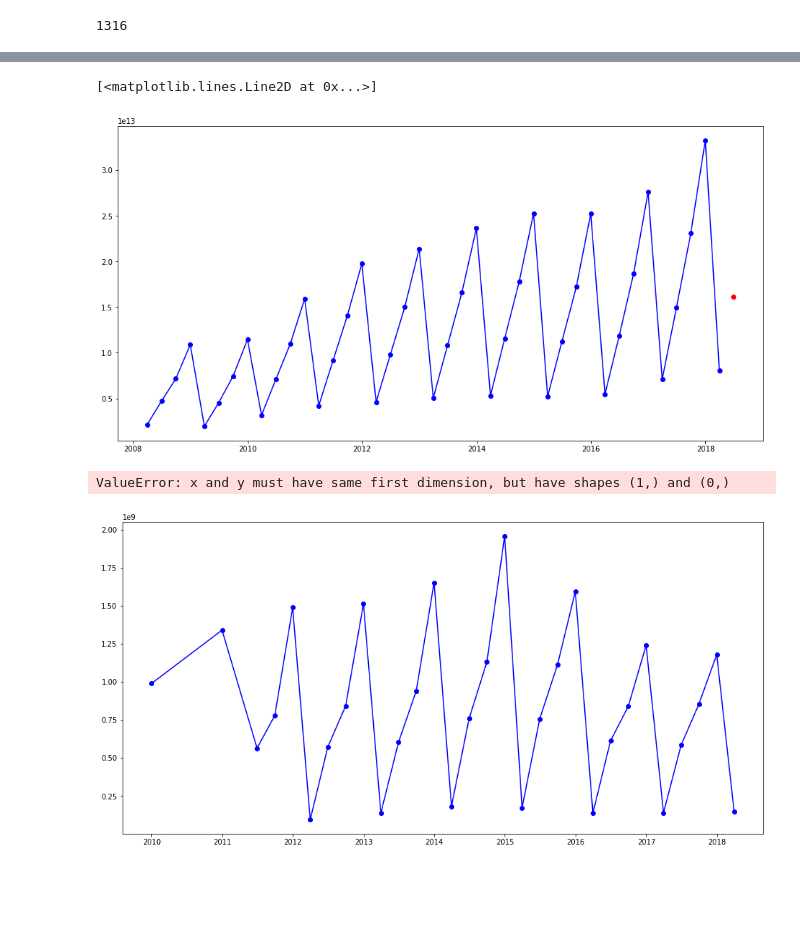
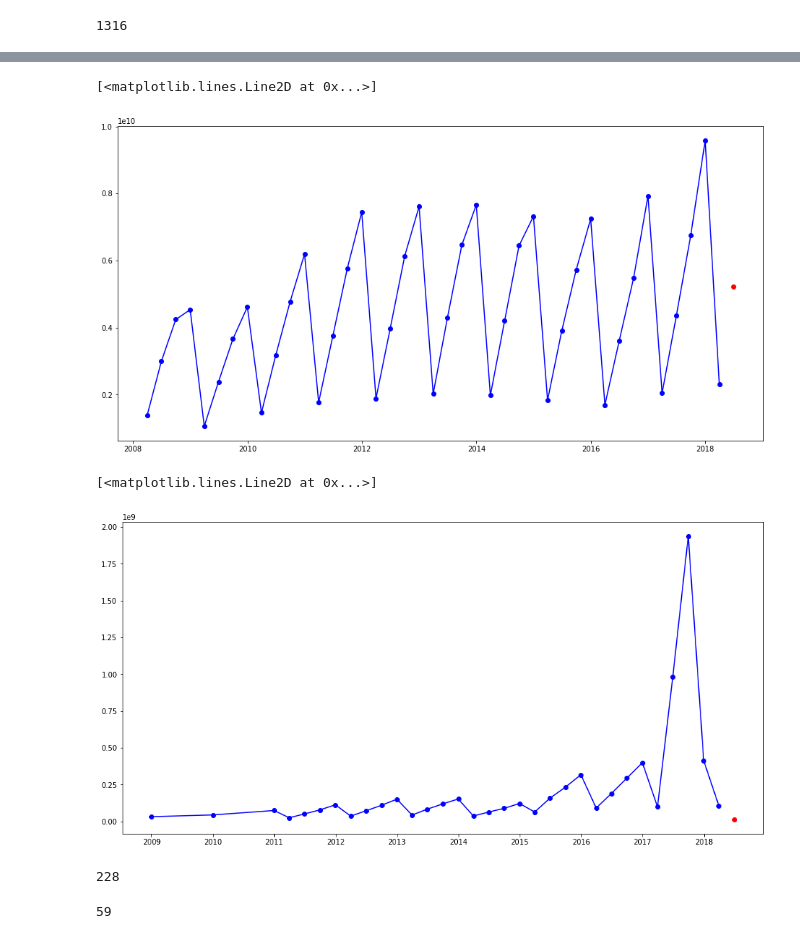
Before and after one commit to hyang1985/-, a Jupyter notebook: 上市公司营收预测.ipynb, the cells around one changed output, grey strips where cells are left out. Saved outputs shown, nothing was run; the diff lists cells and outputs as text; code cells hidden in the pictures; blank space fills up the shorter version.

```diff
--- a/上市公司营收预测.ipynb
+++ b/上市公司营收预测.ipynb
@@ -403,7 +403,7 @@ for param in pdq:
 #全市场
 mod=SARIMAX(data,order=result_order,seasonal_order=result_seasonal_order)
 results=mod.fit()
-predict=results.predict(len(data)-15,len(data)+4)
+predict=results.predict(0,len(data)+4)
 fig = plt.figure(figsize=(16,8))
 plt.plot(data,'bo-')
 plt.plot(predict,'ro-')
@@ -557,0 +586,14 @@ len(not_predicted_symbol)
+# %%
+for symbol in np.setdiff1d(not_predicted_symbol,symbol_continuous):
+    try:
+        temp=train.loc[train['TICKER_SYMBOL']==symbol]['REVENUE'][-8:]
+        model = AR(temp)
+        results_AR = model.fit()
+        predict_value = results_AR.predict(len(temp),len(temp))
+
+        last_year=train.loc[train['TICKER_SYMBOL']==symbol]['2017-06']['REVENUE'].values[0]
+        this_year=predict_value.values[0]
+        growth_rate=(this_year-last_year)/last_year
+        predict_each_stock=predict_each_stock.append({'REVENUE':this_year,'TICKER_SYMBOL':symbol,'GROWTH_RATE':growth_rate},ignore_index=True)
+    except:
+        continue
@@ -557,0 +621,3 @@ len(not_predicted_symbol)
+# %%
+#本次去除营收为负值的
+predict_each_stock=predict_each_stock.loc[predict_each_stock['REVENUE']>0]
@@ -575,18 +670,24 @@ len(not_predicted_symbol)
 #全市场营收平均值的时间序列图以及二季度营收的预测值
 fig = plt.figure(figsize=(16,8))
 #Income.loc['2008':]['REVENUE'].groupby(Income.index).mean()
-plt.plot(train['REVENUE'].groupby(train.index).sum(),'bo-')
-plt.plot(pd.to_datetime('2018-06-30',format='%Y-%m-%d'),predict_each_stock['REVENUE'].sum(),'ro')
+plt.plot(train['REVENUE'].groupby(train.index).mean(),'bo-')
+plt.plot(pd.to_datetime('2018-06-30',format='%Y-%m-%d'),predict_each_stock['REVENUE'].mean(),'ro')
 # %% [output]
 [<matplotlib.lines.Line2D at 0x...>]
-[figure, old version]
+[figure, new version]
 # %%
 #测试用
 fig = plt.figure(figsize=(16,8))
 #Income.loc['2008':]['REVENUE'].groupby(Income.index).mean()
-plt.plot(train.loc[train['TICKER_SYMBOL']=='002689']['REVENUE'],'bo-')
+plt.plot(train.loc[train['TICKER_SYMBOL']=='300288']['REVENUE'],'bo-')
 #train.loc[predict_each_stock['TICKER_SYMBOL']=='600462']['REVENUE]
-plt.plot(pd.to_datetime('2018-06-30',format='%Y-%m-%d'),predict_each_stock.loc[predict_each_stock['TICKER_SYMBOL']=='002689']['REVENUE'],'ro')
+plt.plot(pd.to_datetime('2018-06-30',format='%Y-%m-%d'),predict_each_stock.loc[predict_each_stock['TICKER_SYMBOL']=='300288']['REVENUE'],'ro')
 # %% [output]
-ValueError: x and y must have same first dimension, but have shapes (1,) and (0,)
+[<matplotlib.lines.Line2D at 0x...>]
-[figure, old version]
+[figure, new version]
+# %%
+#再刷一遍还没有预测营收的股票代码
+not_predicted_symbol=np.setdiff1d(train['TICKER_SYMBOL'].unique(),predict_each_stock['TICKER_SYMBOL'].unique())
+len(not_predicted_symbol)
+# %% [output]
+228
@@ -592,0 +703,6 @@ ValueError: x and y must have same first dimension, but have shapes (1,) and (0,
+# %%
+#再刷一遍还没有预测营收的股票代码
+not_predicted_symbol=np.setdiff1d(train['TICKER_SYMBOL'].unique(),predict_each_stock['TICKER_SYMBOL'].unique())
+len(not_predicted_symbol)
+# %% [output]
+59
```
Also changed, not shown: parts of 10 cells of this notebook.
